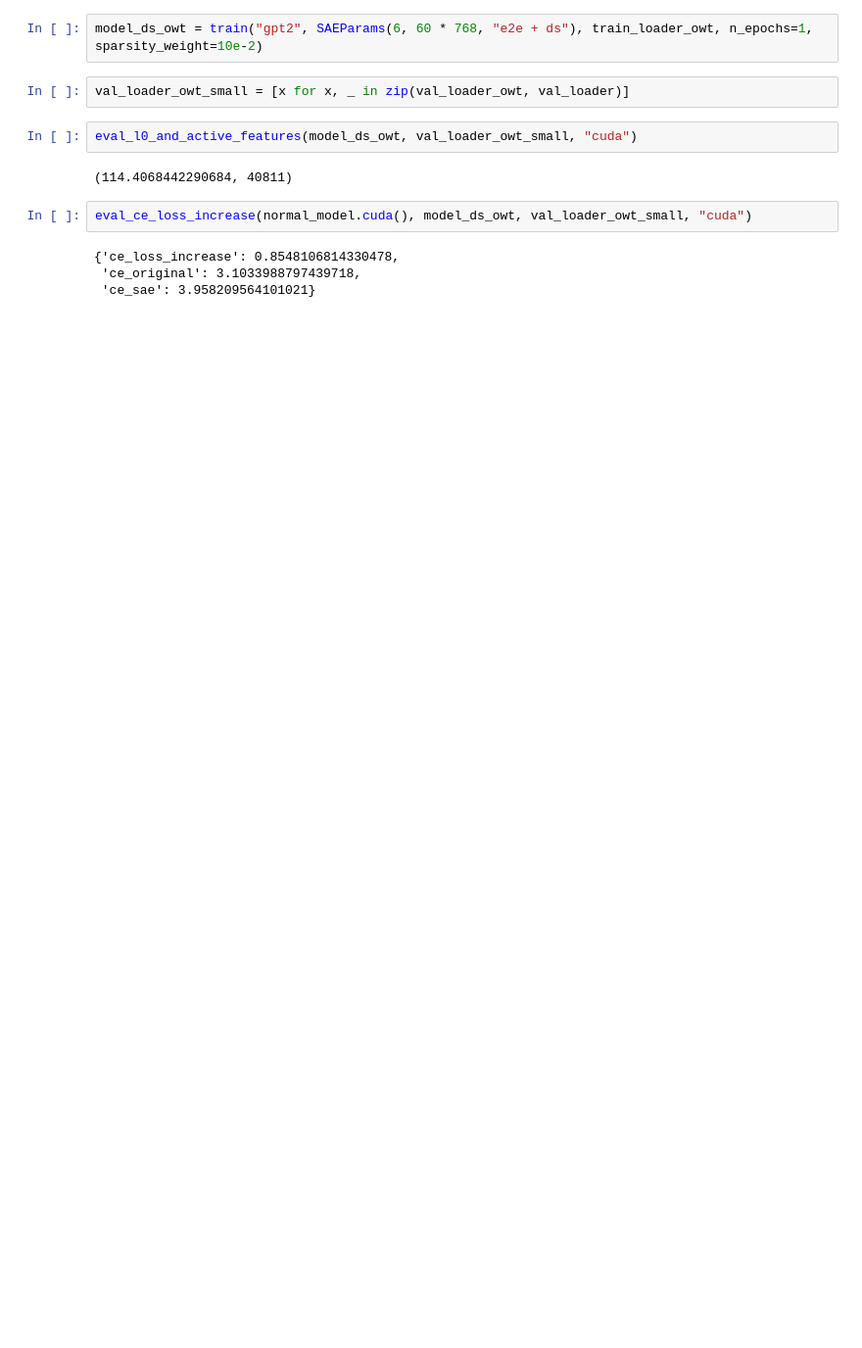
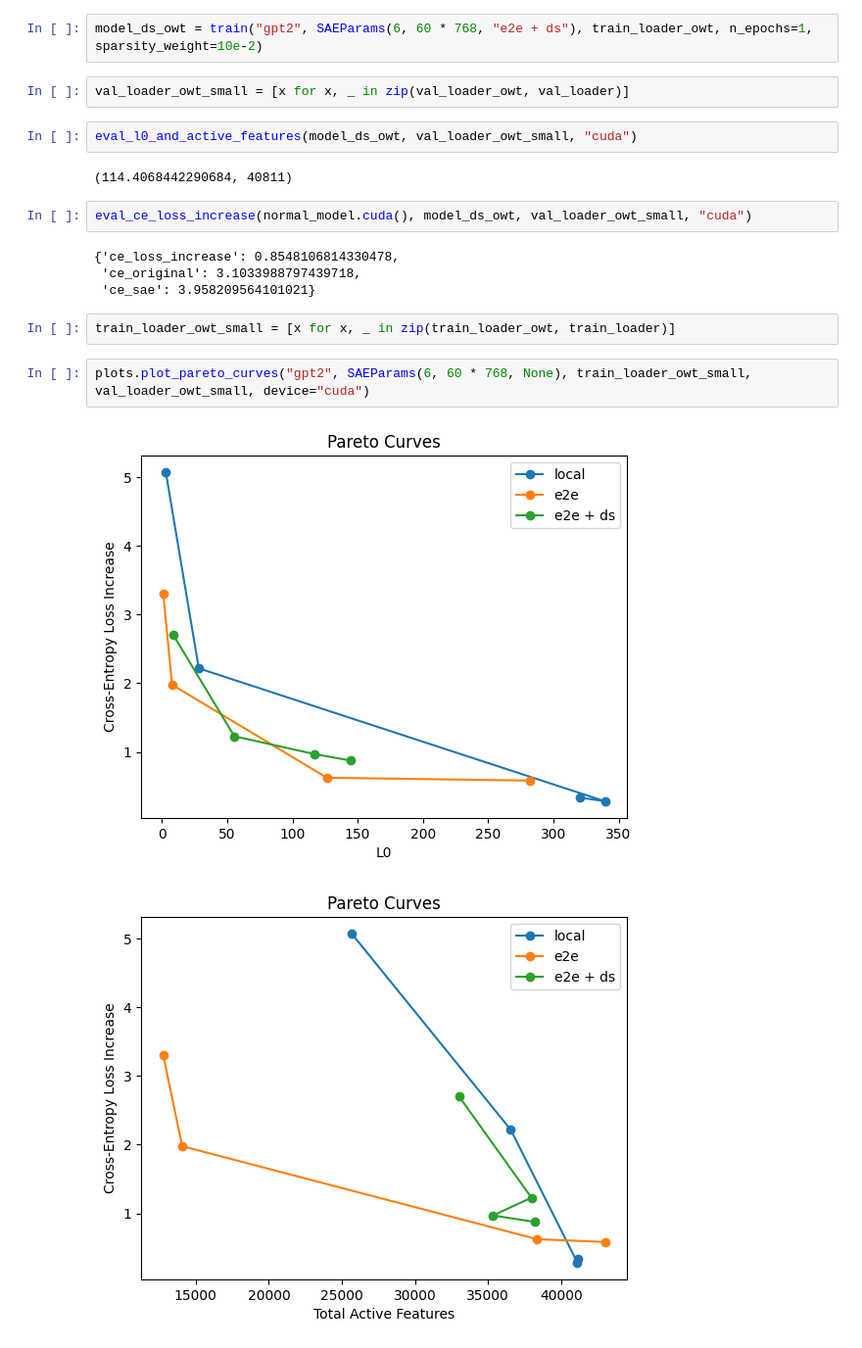
Before and after one commit to truth771/e2e-sae, a Jupyter notebook: main.ipynb, the cells around one changed output. Shown at 98% size. Saved outputs shown, nothing was run; the diff lists cells and outputs as text; blank space fills up the shorter version.

Commit message:
Created Pareto curves for the new data

```diff
--- a/main.ipynb
+++ b/main.ipynb
@@ -124,3 +133,10 @@ eval_ce_loss_increase(normal_model.cuda(), model_ds_owt, val_loader_owt_small, "
 {'ce_loss_increase': 0.8548106814330478,
  'ce_original': 3.1033988797439718,
  'ce_sae': 3.958209564101021}
+# %%
+train_loader_owt_small = [x for x, _ in zip(train_loader_owt, train_loader)]
+# %%
+plots.plot_pareto_curves("gpt2", SAEParams(6, 60 * 768, None), train_loader_owt_small, val_loader_owt_small, device="cuda")
+# %% [output]
+[figure, added]
+[figure, added]
```
Also changed, not shown: parts of 4 cells of this notebook.
